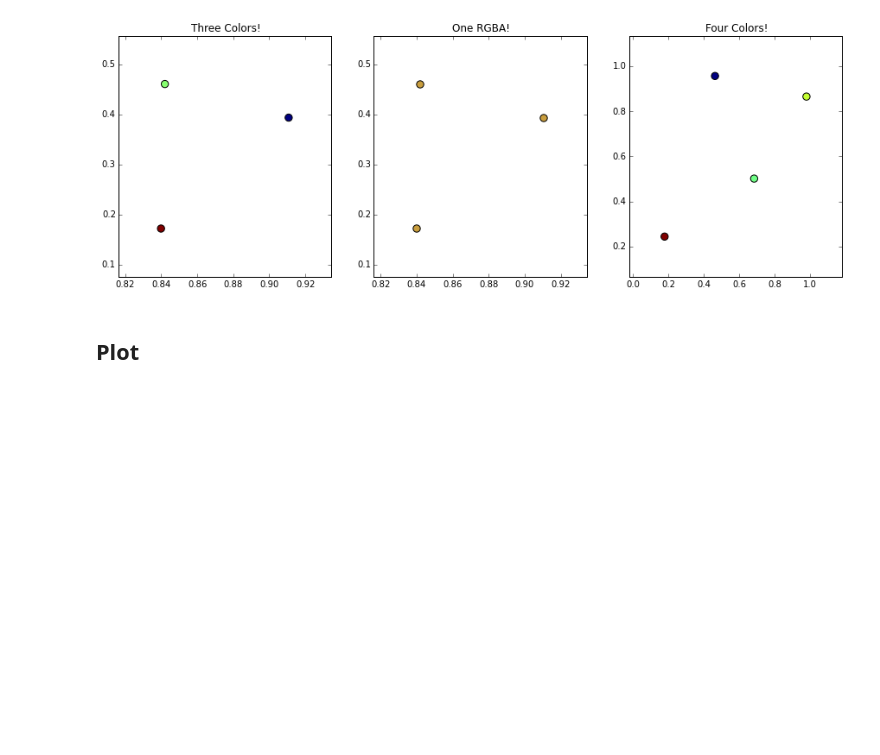
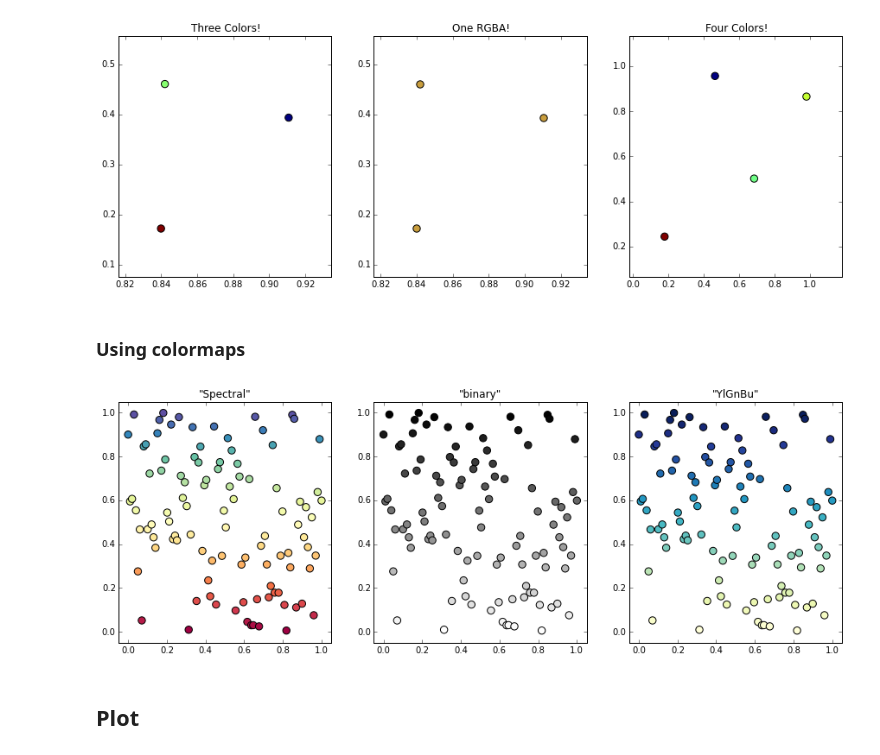
Before and after one commit to mmathioudakis/matplotlib_plot_examples, a Jupyter notebook: little_matplotlib_cookbook.ipynb, the cells around one changed output. Drawn from its saved outputs; the diff is of its cells as text; code cells hidden in the pictures; blank space fills up the shorter version.

Commit message:
added examples with colormaps

```diff
--- a/little_matplotlib_cookbook.ipynb
+++ b/little_matplotlib_cookbook.ipynb
@@ -186,6 +186,27 @@ ax[2].set(title = "Four Colors!", xlim = (min(x) - dx, max(x) + dx), ylim = (min
 _tmp = ax[2].scatter(x, y, c = four_colors, s = 70)
 # %% [output]
 [figure]
+# %% [markdown]
+### Using colormaps
+# %%
+# data
+N = 100
+x = np.linspace(0, 1, N)
+y = np.random.rand(N)
+c = y # y coordinate defines the color
+
+# plotting
+fig, ax = plt.subplots(1,3, figsize = (15, 5))
+ax[0].set(title = "\"Spectral\"", xlim = (-0.05,1.05), ylim = (-0.05,1.05))
+_tmp = ax[0].scatter(x, y, c = c, s = 70, cmap = plt.get_cmap("Spectral"))
+
+ax[1].set(title = "\"binary\"", xlim = (-0.05,1.05), ylim = (-0.05,1.05))
+_tmp = ax[1].scatter(x, y, c = c, s = 70, cmap = plt.get_cmap("binary"))
+
+ax[2].set(title = "\"YlGnBu\"", xlim = (-0.05,1.05), ylim = (-0.05,1.05))
+_tmp = ax[2].scatter(x, y, c = c, s = 70, cmap = plt.get_cmap("YlGnBu"))
+# %% [output]
+[figure, added]
 # %% [markdown]
 ## Plot
 # %% [markdown]
```
Also changed, not shown: parts of 1 cell of this notebook.
